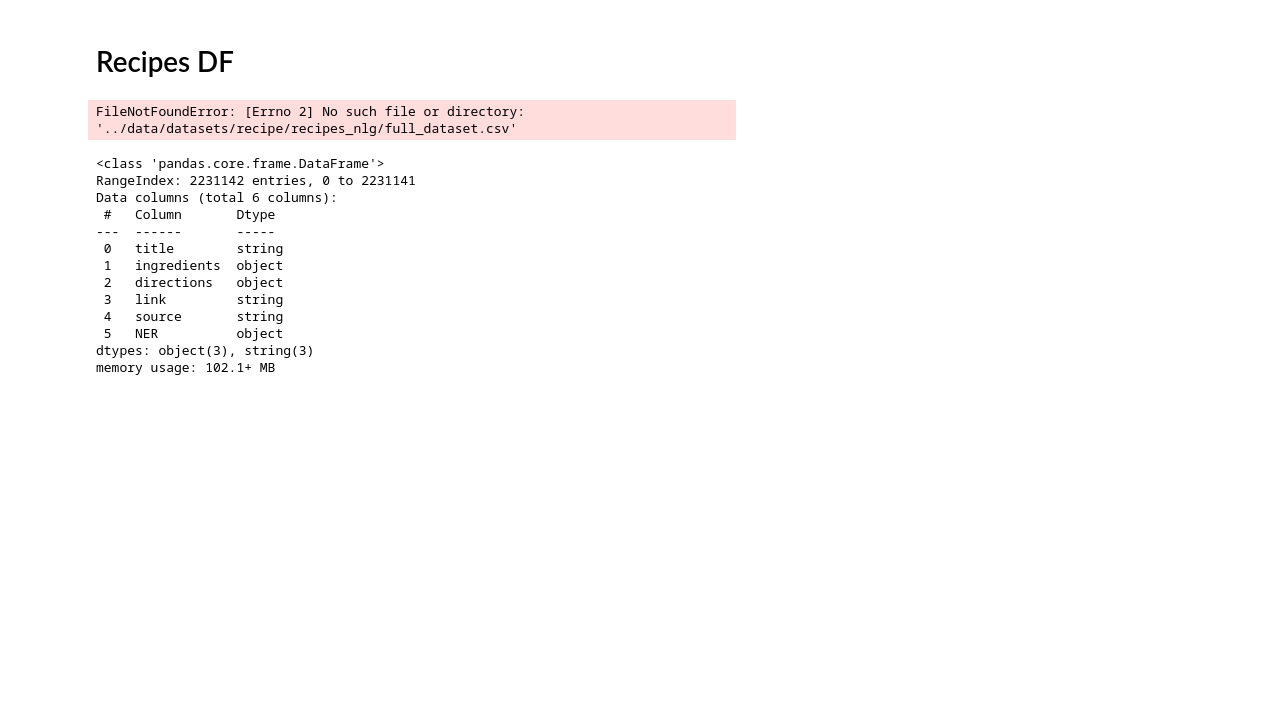
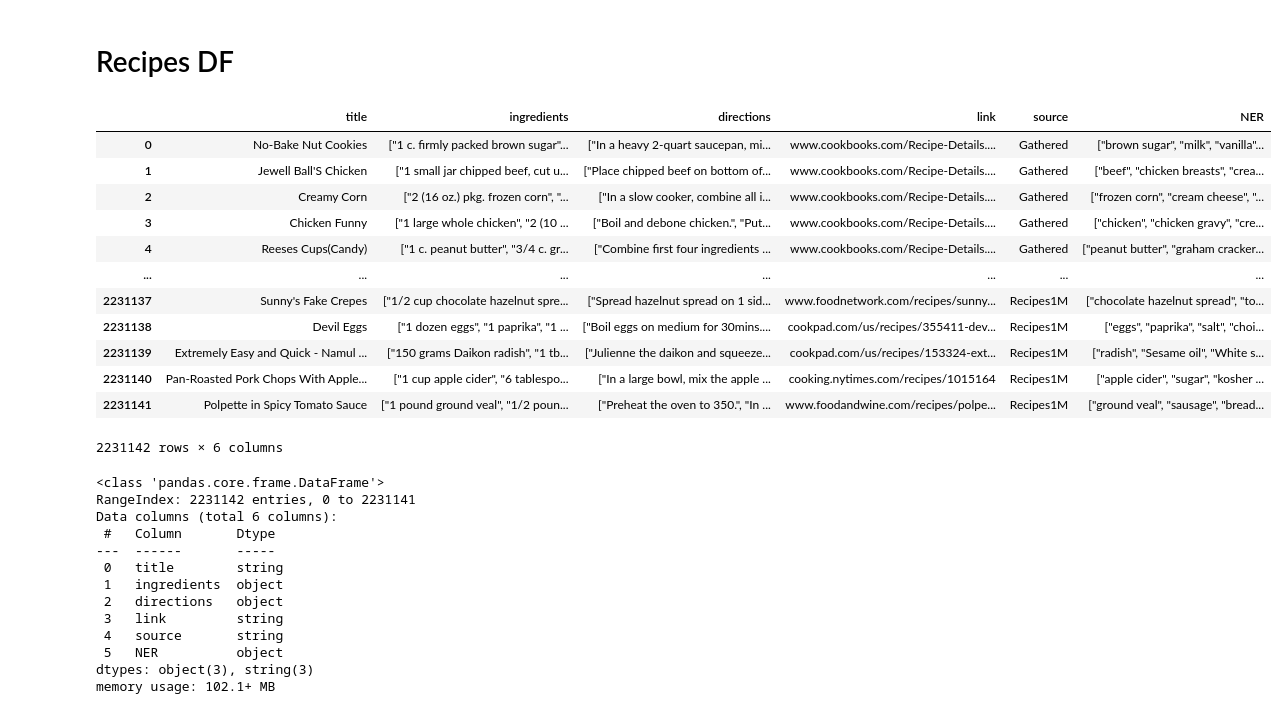
Before and after one commit to stephankostov/recipe-generator-dataset, a Jupyter notebook: notebooks/01-recipes-db-process.ipynb, the cells around one changed output. Cells and saved outputs as stored; diff of their text form; code cells hidden in the pictures; blank space fills up the shorter version.

Commit message:
changing data directory to project root folder

```diff
--- a/notebooks/01-recipes-db-process.ipynb
+++ b/notebooks/01-recipes-db-process.ipynb
@@ -73,11 +73,23 @@ with open(f'{root}/config/unit_conversions.json') as f:
 # %% [markdown]
 # Recipes DF
 # %%
-recipes_df = pd.read_csv('../data/datasets/recipe/recipes_nlg/full_dataset.csv')
+recipes_df = pd.read_csv('../../data/datasets/recipe/recipes_nlg/full_dataset.csv')
 recipes_df = recipes_df.drop('Unnamed: 0', axis=1)
 recipes_df
 # %% [output]
+|  | title | ingredients | directions | link | source | NER |
+| 0 | No-Bake Nut Cookies | ["1 c. firmly packed brown sugar"... | ["In a heavy 2-quart saucepan, mi... | www.cookbooks.com/Recipe-Details.... | Gathered | ["brown sugar", "milk", "vanilla"... |
+| 1 | Jewell Ball'S Chicken | ["1 small jar chipped beef, cut u... | ["Place chipped beef on bottom of... | www.cookbooks.com/Recipe-Details.... | Gathered | ["beef", "chicken breasts", "crea... |
+| 2 | Creamy Corn | ["2 (16 oz.) pkg. frozen corn", "... | ["In a slow cooker, combine all i... | www.cookbooks.com/Recipe-Details.... | Gathered | ["frozen corn", "cream cheese", "... |
+| 3 | Chicken Funny | ["1 large whole chicken", "2 (10 ... | ["Boil and debone chicken.", "Put... | www.cookbooks.com/Recipe-Details.... | Gathered | ["chicken", "chicken gravy", "cre... |
+| 4 | Reeses Cups(Candy) | ["1 c. peanut butter", "3/4 c. gr... | ["Combine first four ingredients ... | www.cookbooks.com/Recipe-Details.... | Gathered | ["peanut butter", "graham cracker... |
+| ... | ... | ... | ... | ... | ... | ... |
+| 2231137 | Sunny's Fake Crepes | ["1/2 cup chocolate hazelnut spre... | ["Spread hazelnut spread on 1 sid... | www.foodnetwork.com/recipes/sunny... | Recipes1M | ["chocolate hazelnut spread", "to... |
+| 2231138 | Devil Eggs | ["1 dozen eggs", "1 paprika", "1 ... | ["Boil eggs on medium for 30mins.... | cookpad.com/us/recipes/355411-dev... | Recipes1M | ["eggs", "paprika", "salt", "choi... |
+| 2231139 | Extremely Easy and Quick - Namul ... | ["150 grams Daikon radish", "1 tb... | ["Julienne the daikon and squeeze... | cookpad.com/us/recipes/153324-ext... | Recipes1M | ["radish", "Sesame oil", "White s... |
+| 2231140 | Pan-Roasted Pork Chops With Apple... | ["1 cup apple cider", "6 tablespo... | ["In a large bowl, mix the apple ... | cooking.nytimes.com/recipes/1015164 | Recipes1M | ["apple cider", "sugar", "kosher ... |
+| 2231141 | Polpette in Spicy Tomato Sauce | ["1 pound ground veal", "1/2 poun... | ["Preheat the oven to 350.", "In ... | www.foodandwine.com/recipes/polpe... | Recipes1M | ["ground veal", "sausage", "bread... |
-FileNotFoundError: [Errno 2] No such file or directory: '../data/datasets/recipe/recipes_nlg/full_dataset.csv'
+2231142 rows × 6 columns
 # %%
 recipes_df = recipes_df.astype({'title': 'string', 'link': 'string', 'source': 'string'})
 # %%
```
Also changed, not shown: parts of 3 cells of this notebook, 23 other files.
